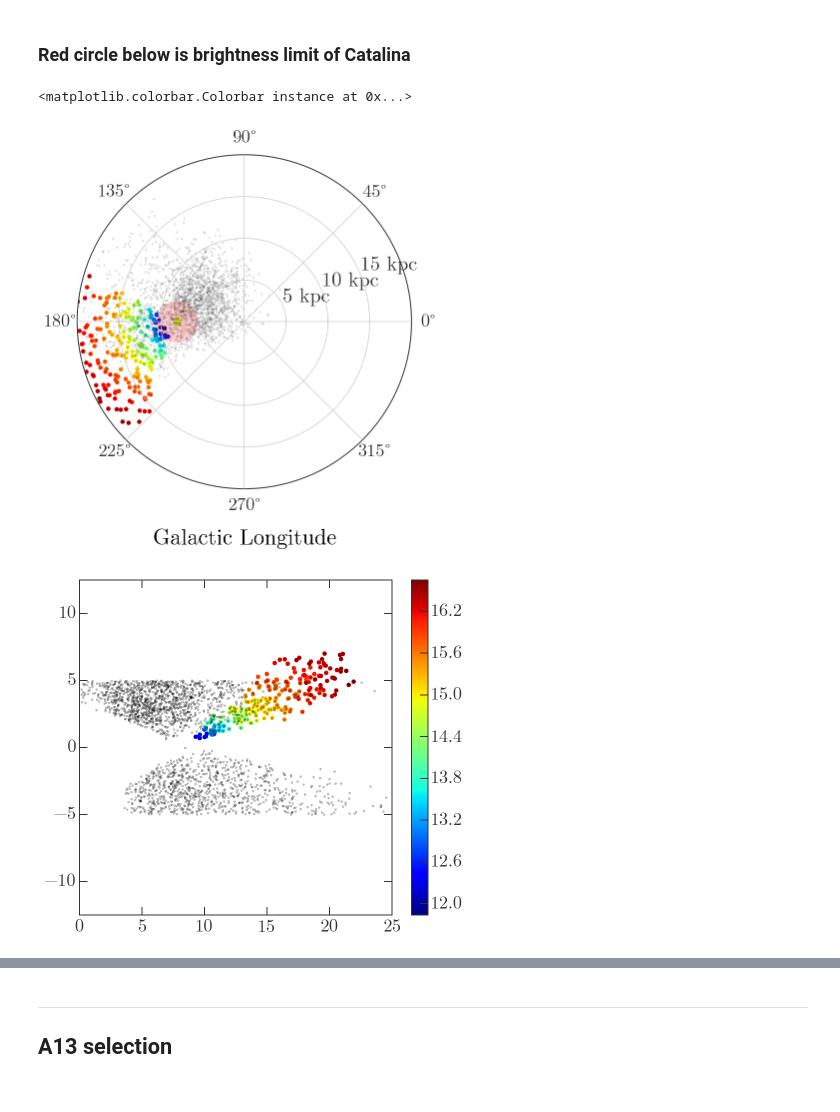
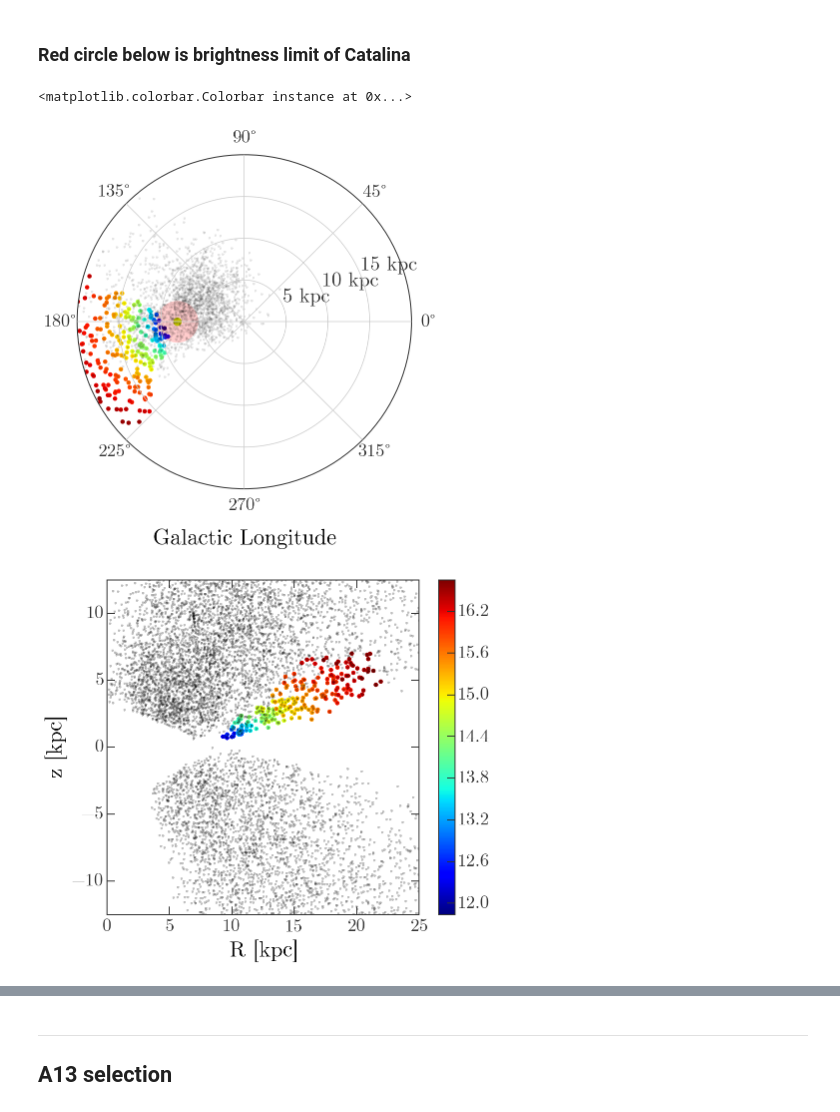
Before and after one commit to adrn/TriandRRLyrae, a Jupyter notebook: notebooks/A13 Proposal.ipynb, the cells around one changed output, grey strips where cells are left out. Saved outputs shown, nothing was run; the diff lists cells and outputs as text; code cells hidden in the pictures.

```diff
--- a/notebooks/A13 Proposal.ipynb
+++ b/notebooks/A13 Proposal.ipynb
@@ -130,35 +130,37 @@ ax.grid(True)
 ticks = [5,10,15]
 ax.set_rticks(ticks)
 ax.set_yticklabels(['{0:d} kpc'.format(x) for x in ticks])
 ax.set_xlabel("Galactic Longitude", labelpad=15)
 ax.tick_params(axis='y', labelsize=20)
 # fig.savefig("/Users/adrian/papers/proposals/MDM-2015/GASS.pdf")
 
 # ------
 fig,ax = pl.subplots(1,1,figsize=(7,6))
 
 gass_cyl = gass.galactocentric.represent_as(coord.CylindricalRepresentation)
 css_cyl = css_c.galactocentric.represent_as(coord.CylindricalRepresentation)
 
-ax.plot(css_cyl.rho.to(u.kpc)[np.abs(css_cyl.z) < 5*u.kpc],
-        css_cyl.z.to(u.kpc)[np.abs(css_cyl.z) < 5*u.kpc],
+ax.plot(css_cyl.rho.to(u.kpc),
+        css_cyl.z.to(u.kpc),
         color='k', linestyle='none', marker='.', alpha=0.25)
 cc = ax.scatter(gass_cyl.rho.to(u.kpc),
                 gass_cyl.z.to(u.kpc),
                 c=gass_tbl['VmagAvg'], marker='o')
 ax.set_xlim(0,25)
 ax.set_ylim(-12.5,12.5)
+ax.set_xlabel("R [kpc]")
+ax.set_ylabel("z [kpc]")
 fig.colorbar(cc)
 
 # ticks = [10,20]
 # ax.set_rticks(ticks)
 # ax.set_yticklabels(['{0:d} kpc'.format(x) for x in ticks])
 # ax.set_xlabel("Galactic Longitude", labelpad=15)
 # ax.tick_params(axis='y', labelsize=20)
 # # fig.savefig("/Users/adrian/papers/proposals/MDM-2015/GASS.pdf")
 # %% [output]
 <matplotlib.colorbar.Colorbar instance at 0x...>
 [figure]
-[figure, old version]
+[figure, new version]
 # %%
 pl.hist(gass_tbl['VmagAvg'])
```
Also changed, not shown: parts of 3 cells of this notebook.
